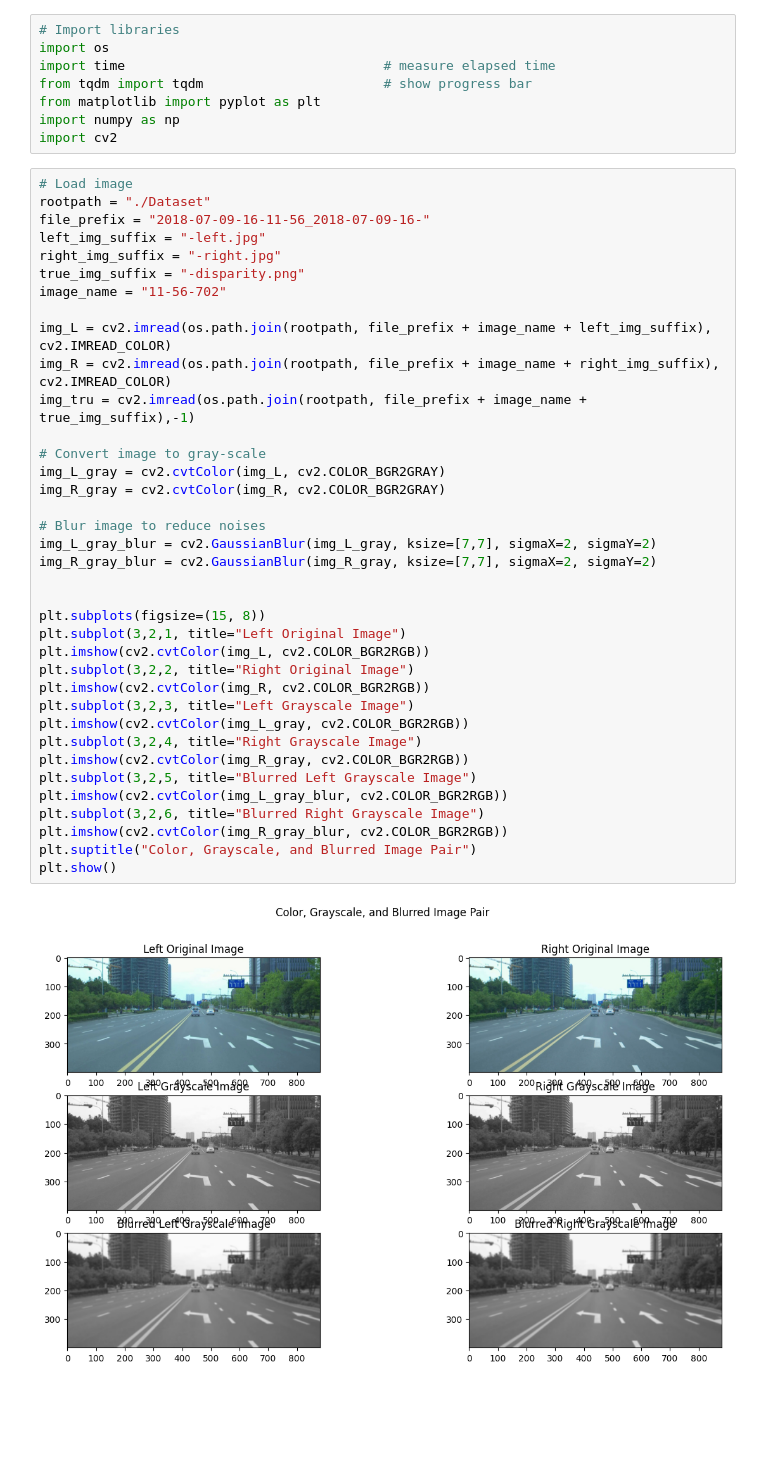
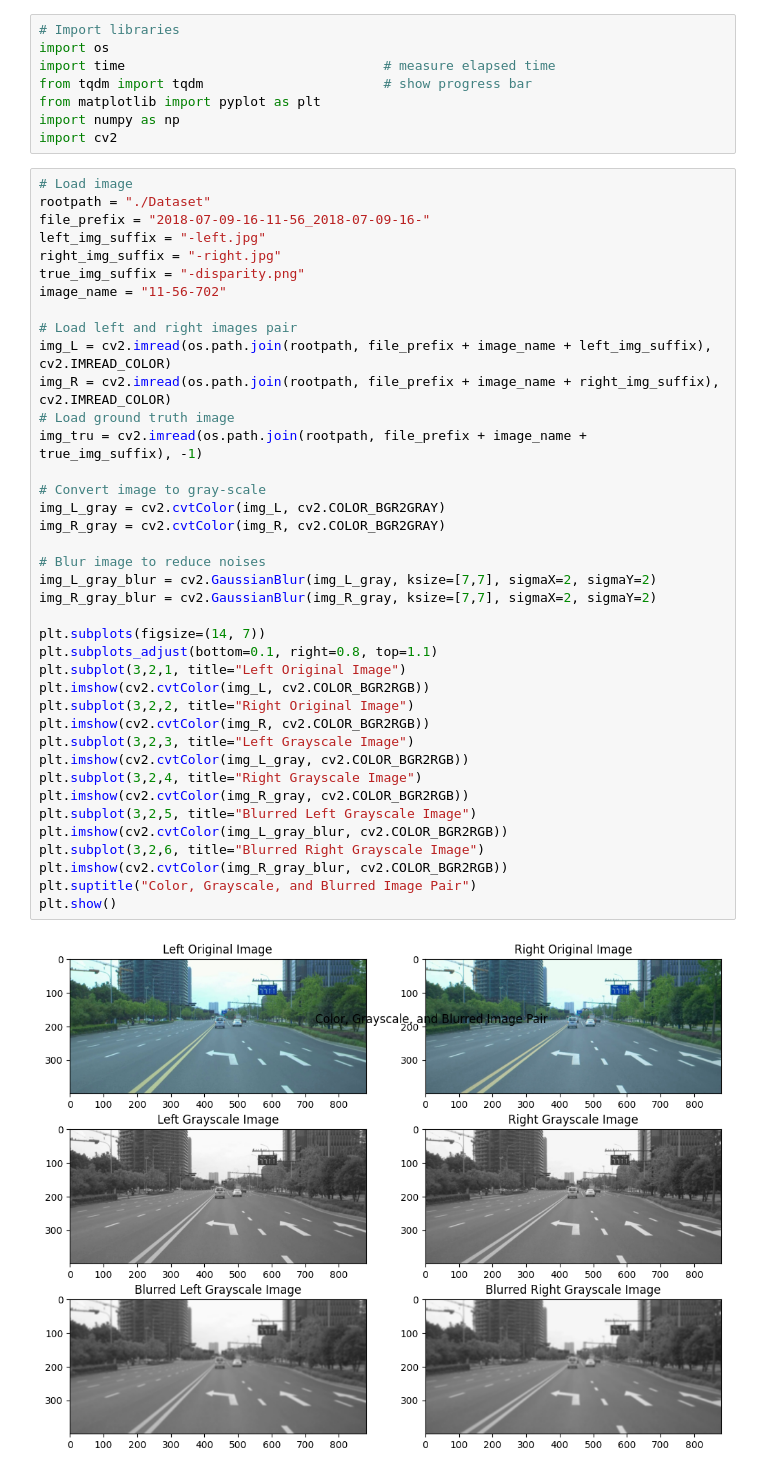
Before and after one commit to yuhsienchiang/semi-global-matching, a Jupyter notebook: final_project.ipynb, the cells around one changed output. Drawn from its saved outputs; the diff is of its cells as text; blank space fills up the shorter version.

```diff
--- a/final_project.ipynb
+++ b/final_project.ipynb
@@ -26,37 +26,39 @@ left_img_suffix = "-left.jpg"
 right_img_suffix = "-right.jpg"
 true_img_suffix = "-disparity.png"
 image_name = "11-56-702"
 
+# Load left and right images pair
 img_L = cv2.imread(os.path.join(rootpath, file_prefix + image_name + left_img_suffix), cv2.IMREAD_COLOR)
 img_R = cv2.imread(os.path.join(rootpath, file_prefix + image_name + right_img_suffix), cv2.IMREAD_COLOR)
-img_tru = cv2.imread(os.path.join(rootpath, file_prefix + image_name + true_img_suffix),-1)
+# Load ground truth image
+img_tru = cv2.imread(os.path.join(rootpath, file_prefix + image_name + true_img_suffix), -1)
 
 # Convert image to gray-scale
 img_L_gray = cv2.cvtColor(img_L, cv2.COLOR_BGR2GRAY)
 img_R_gray = cv2.cvtColor(img_R, cv2.COLOR_BGR2GRAY)
 
 # Blur image to reduce noises
 img_L_gray_blur = cv2.GaussianBlur(img_L_gray, ksize=[7,7], sigmaX=2, sigmaY=2)
 img_R_gray_blur = cv2.GaussianBlur(img_R_gray, ksize=[7,7], sigmaX=2, sigmaY=2)
 
-
-plt.subplots(figsize=(15, 8))
+plt.subplots(figsize=(14, 7))
+plt.subplots_adjust(bottom=0.1, right=0.8, top=1.1)
 plt.subplot(3,2,1, title="Left Original Image")
 plt.imshow(cv2.cvtColor(img_L, cv2.COLOR_BGR2RGB))
 plt.subplot(3,2,2, title="Right Original Image")
 plt.imshow(cv2.cvtColor(img_R, cv2.COLOR_BGR2RGB))
 plt.subplot(3,2,3, title="Left Grayscale Image")
 plt.imshow(cv2.cvtColor(img_L_gray, cv2.COLOR_BGR2RGB))
 plt.subplot(3,2,4, title="Right Grayscale Image")
 plt.imshow(cv2.cvtColor(img_R_gray, cv2.COLOR_BGR2RGB))
 plt.subplot(3,2,5, title="Blurred Left Grayscale Image")
 plt.imshow(cv2.cvtColor(img_L_gray_blur, cv2.COLOR_BGR2RGB))
 plt.subplot(3,2,6, title="Blurred Right Grayscale Image")
 plt.imshow(cv2.cvtColor(img_R_gray_blur, cv2.COLOR_BGR2RGB))
 plt.suptitle("Color, Grayscale, and Blurred Image Pair")
 plt.show()
 # %% [output]
-[figure, old version]
+[figure, new version]
 # %%
 class MatchCost():
     def __init__(self, img_L, img_R):
```
Also changed, not shown: parts of 9 cells of this notebook.
